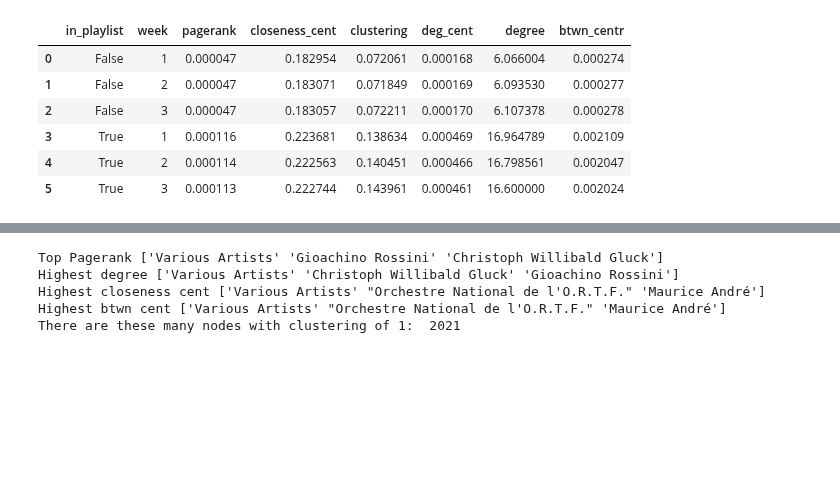
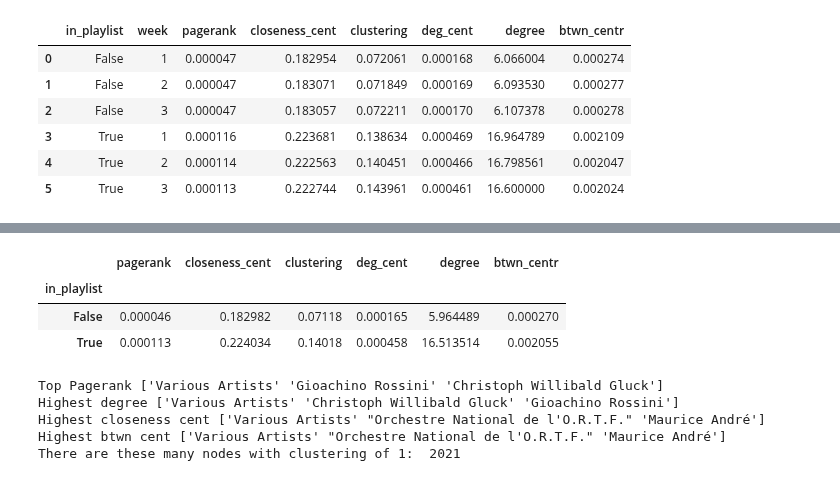
Before and after one commit to scmcqueen/SI608NetworksProject, a Jupyter notebook: LoadFullGraphs.ipynb, the cells around one changed output, grey strips where cells are left out. Cells and saved outputs as stored; diff of their text form; code cells hidden in the pictures; blank space fills up the shorter version.

```diff
--- a/LoadFullGraphs.ipynb
+++ b/LoadFullGraphs.ipynb
@@ -165,3 +149,11 @@ mega[mega.clustering==1]
+# %%
+average_node = mega.groupby(['in_playlist','name'])[['pagerank','closeness_cent','clustering','deg_cent','degree','btwn_centr']].mean().reset_index()
+average_node.groupby('in_playlist')[['pagerank','closeness_cent','clustering','deg_cent','degree','btwn_centr']].mean()
+# %% [output]
+|  | pagerank | closeness_cent | clustering | deg_cent | degree | btwn_centr |
+| in_playlist |  |  |  |  |  |  |
+| False | 0.000046 | 0.182982 | 0.07118 | 0.000165 | 5.964489 | 0.000270 |
+| True | 0.000113 | 0.224034 | 0.14018 | 0.000458 | 16.513514 | 0.002055 |
 # %%
 # top pagerank
 print('Top Pagerank',mega.sort_values('pagerank',ascending=False).head(9)['name'].unique())
```
Also changed, not shown: parts of 4 cells of this notebook, 1 other file.
